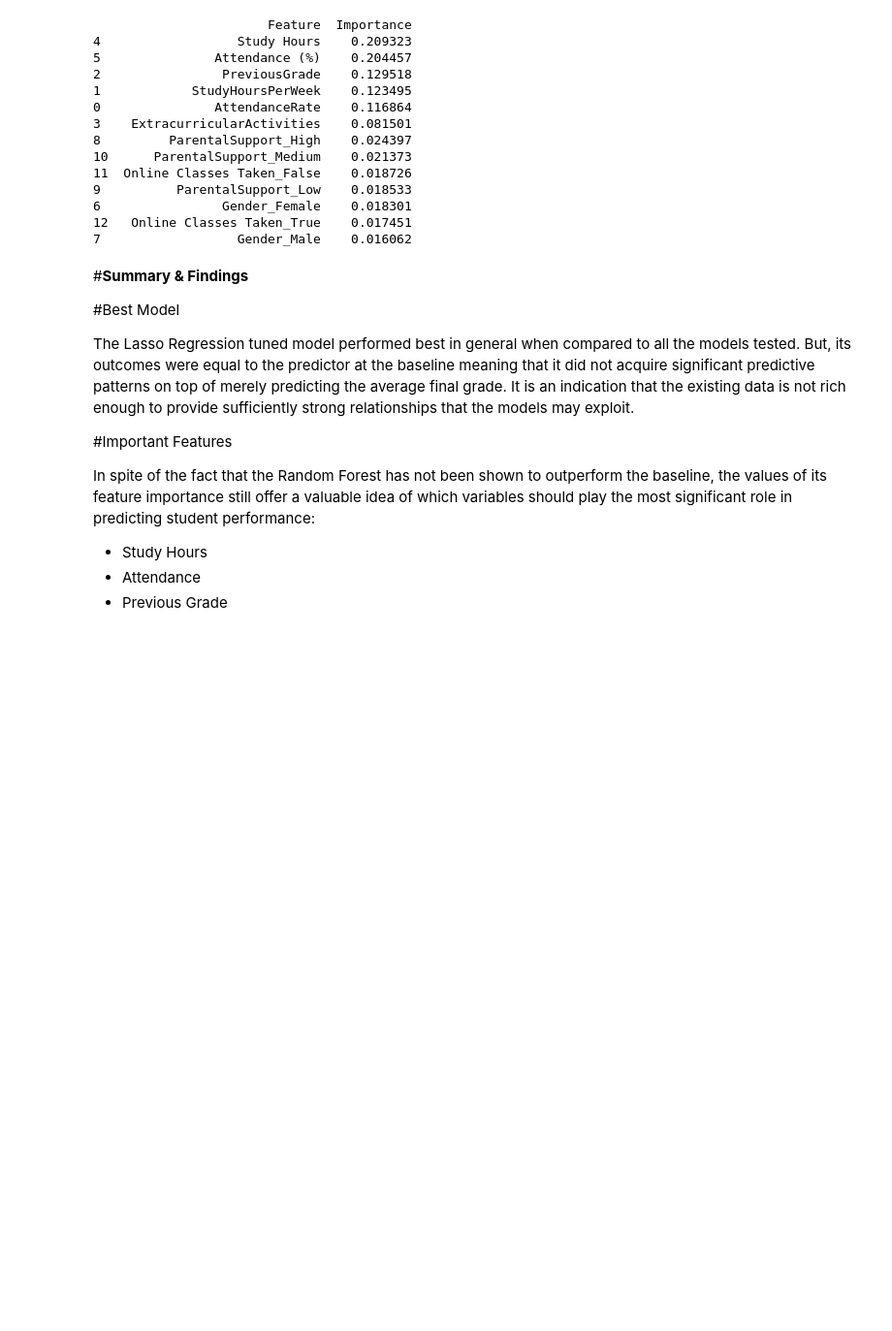
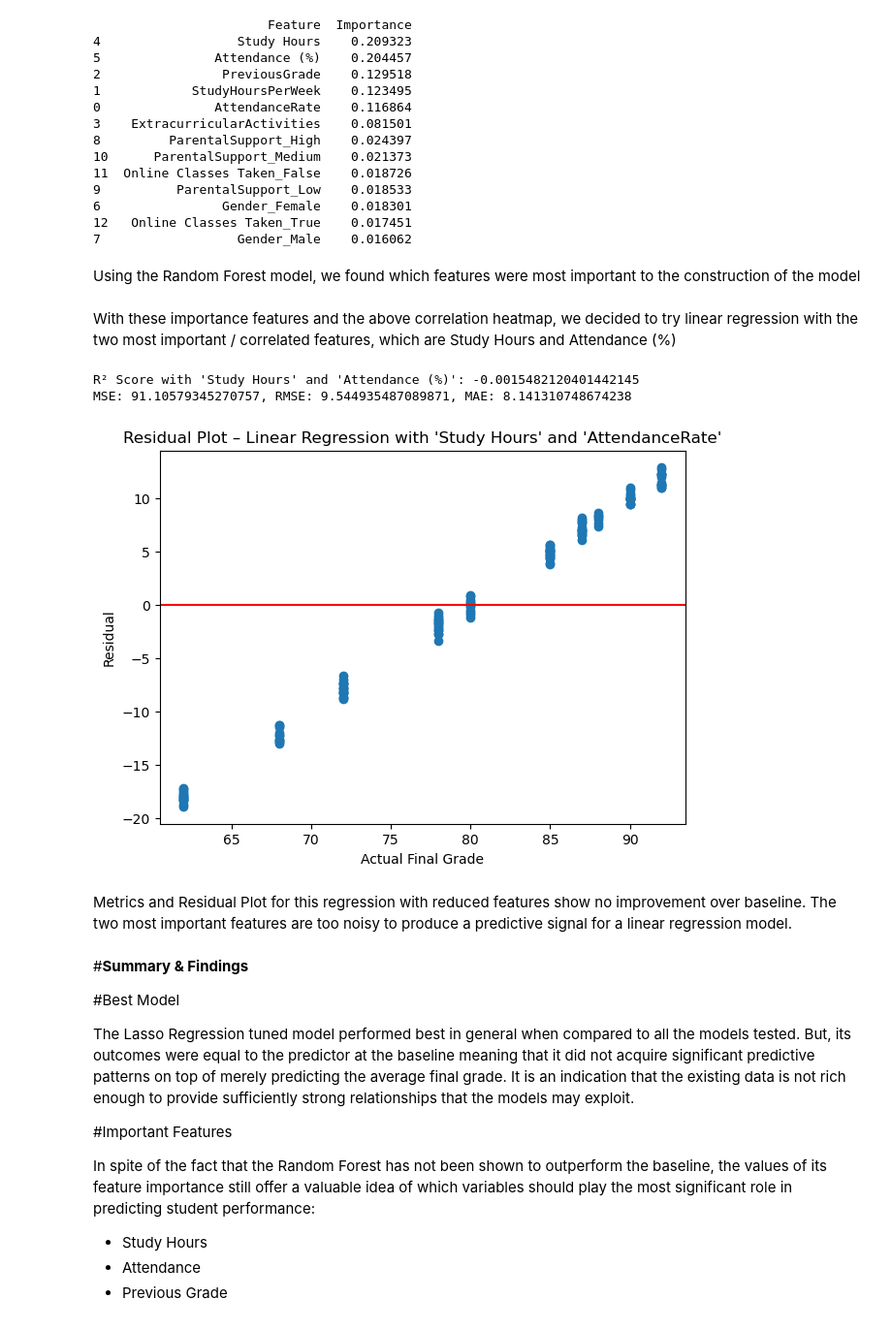
Before and after one commit to hindAlsh/CS345-Project, a Jupyter notebook: notebooks/CS345_project_Updated.ipynb, the cells around one changed output. Shown at 97% size. Drawn from its saved outputs; the diff is of its cells as text; code cells hidden in the pictures; blank space fills up the shorter version.

```diff
--- a/notebooks/CS345_project_Updated.ipynb
+++ b/notebooks/CS345_project_Updated.ipynb
@@ -351,6 +369,44 @@ print(GetImpFeat_)
 6                Gender_Female    0.018301
 12   Online Classes Taken_True    0.017451
 7                  Gender_Male    0.016062
+# %% [markdown]
+Using the Random Forest model, we found which features were most important to the construction of the model
+# %% [markdown]
+With these importance features and the above correlation heatmap, we decided to try linear regression with the two most important / correlated features, which are Study Hours and Attendance (%)
+# %%
+studPerf_Data = studPerf_Data.dropna()
+
+X = studPerf_Data[["Study Hours", "Attendance (%)"]]
+y = studPerf_Data["FinalGrade"]
+
+X_train, X_test, y_train, y_test = train_test_split(
+    X, y, test_size=0.2, random_state=42
+)
+linReg_ = LinearRegression()
+linReg_.fit(X_train, y_train)
+y_pred = linReg_.predict(X_test)
+r2 = r2_score(y_test, y_pred)
+print(f"R² Score with 'Study Hours' and 'Attendance (%)': {r2}")
+
+mse = mean_squared_error(y_test, y_pred)
+rmse = nmp.sqrt(mse)
+mae = mean_absolute_error(y_test, y_pred)
+print(f"MSE: {mse}, RMSE: {rmse}, MAE: {mae}")
+# %% [output]
+R² Score with 'Study Hours' and 'Attendance (%)': -0.0015482120401442145
+MSE: 91.10579345270757, RMSE: 9.544935487089871, MAE: 8.141310748674238
+# %%
+pyplt_.figure(figsize=(7,5))
+pyplt_.scatter(y_test, y_test - y_pred)
+pyplt_.axhline(0, color='red')
+pyplt_.xlabel("Actual Final Grade")
+pyplt_.ylabel("Residual")
+pyplt_.title("Residual Plot – Linear Regression with 'Study Hours' and 'AttendanceRate'")
+pyplt_.show()
+# %% [output]
+[figure, added]
+# %% [markdown]
+Metrics and Residual Plot for this regression with reduced features show no improvement over baseline. The two most important features are too noisy to produce a predictive signal for a linear regression model.
 # %% [markdown]
 #**Summary & Findings**
 
```
Also changed, not shown: parts of 6 cells of this notebook.
